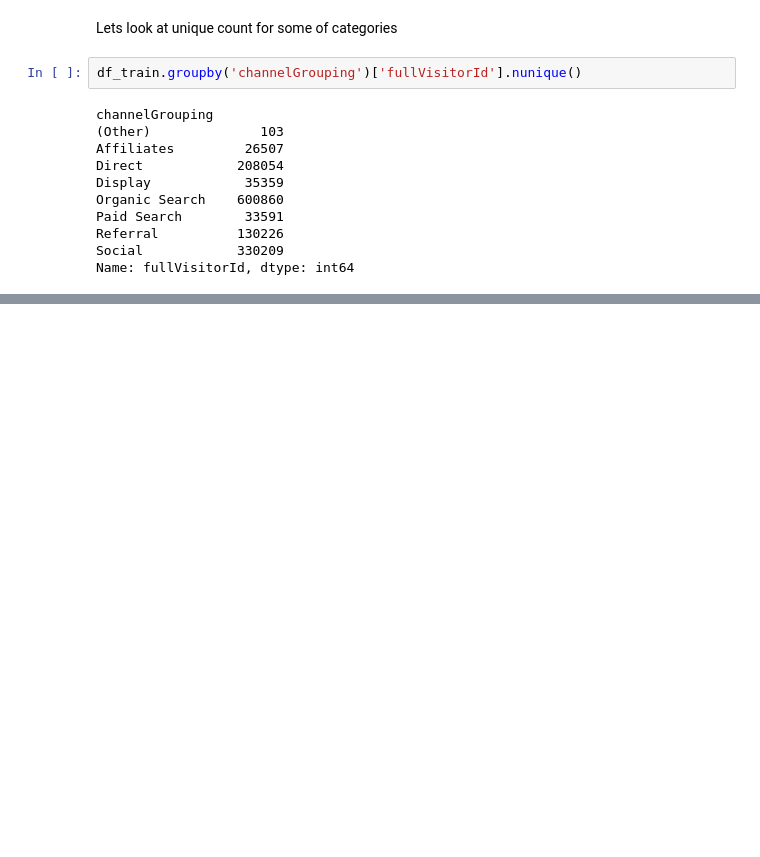
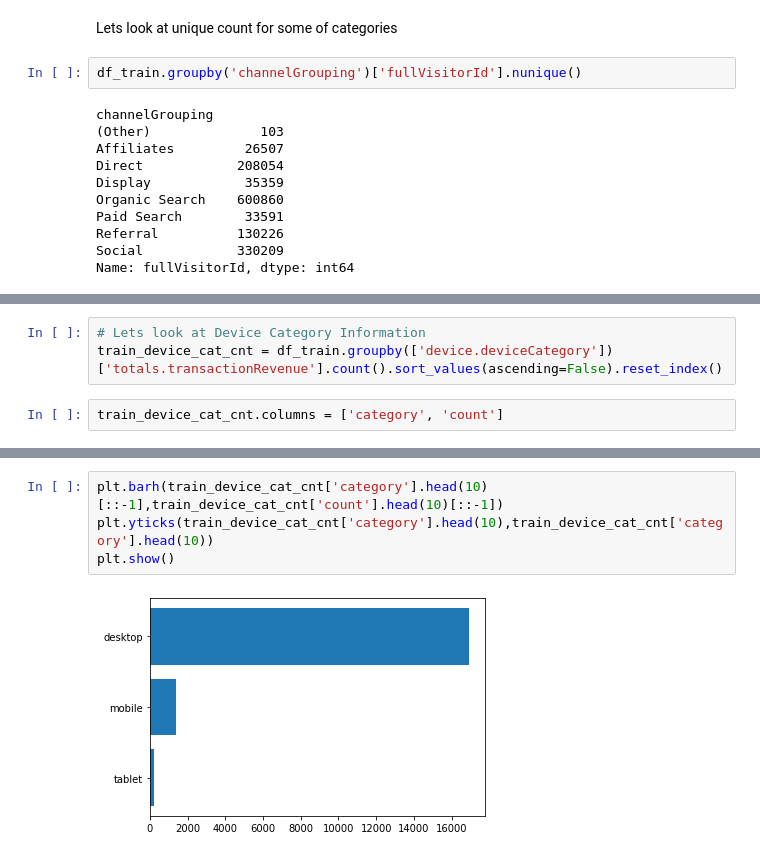
Before and after one commit to SachinSShinde/Springboard-DataScience, a Jupyter notebook: 01_GA_Customer_Rev_Prediction_data_cleaning.ipynb, the cells around one changed output, grey strips where cells are left out. Cells and saved outputs as stored; diff of their text form; blank space fills up the shorter version.

```diff
--- a/01_GA_Customer_Rev_Prediction_data_cleaning.ipynb
+++ b/01_GA_Customer_Rev_Prediction_data_cleaning.ipynb
@@ -119,0 +151,5 @@ Number of unique visitors in train set :  1323730  out of rows :  1708337
+# %%
+# Lets look at Device Category Information
+train_device_cat_cnt = df_train.groupby(['device.deviceCategory'])['totals.transactionRevenue'].count().sort_values(ascending=False).reset_index()
+# %%
+train_device_cat_cnt.columns = ['category', 'count']
@@ -119,0 +163,6 @@ Number of unique visitors in train set :  1323730  out of rows :  1708337
+# %%
+plt.barh(train_device_cat_cnt['category'].head(10)[::-1],train_device_cat_cnt['count'].head(10)[::-1])
+plt.yticks(train_device_cat_cnt['category'].head(10),train_device_cat_cnt['category'].head(10))
+plt.show()
+# %% [output]
+[figure, added]
```
Also changed, not shown: parts of 7 cells of this notebook.
